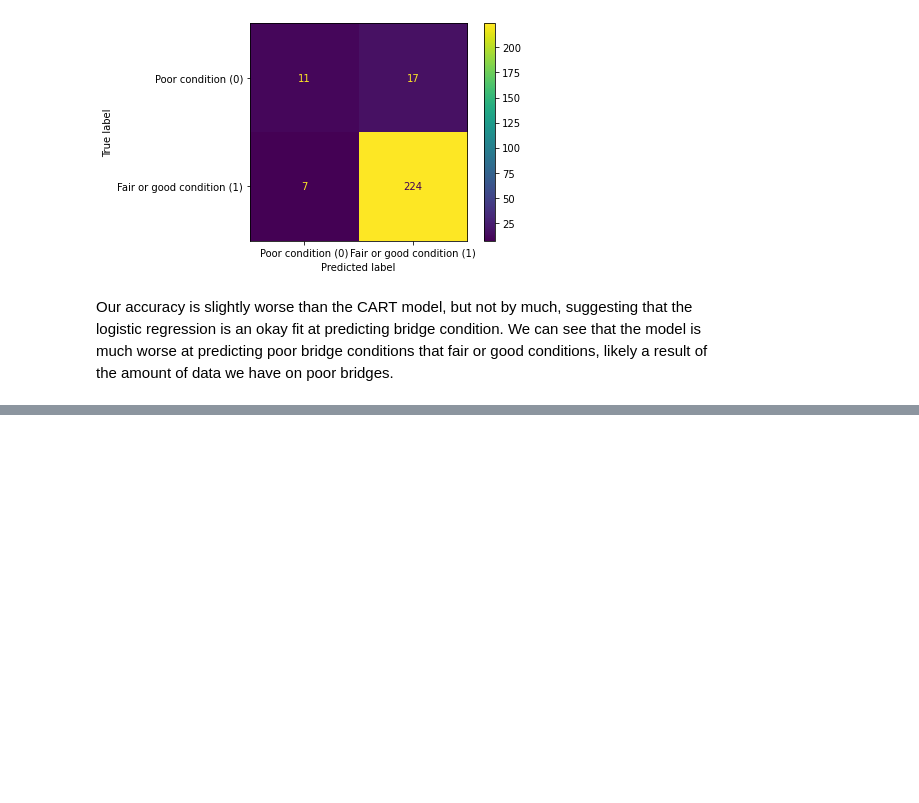
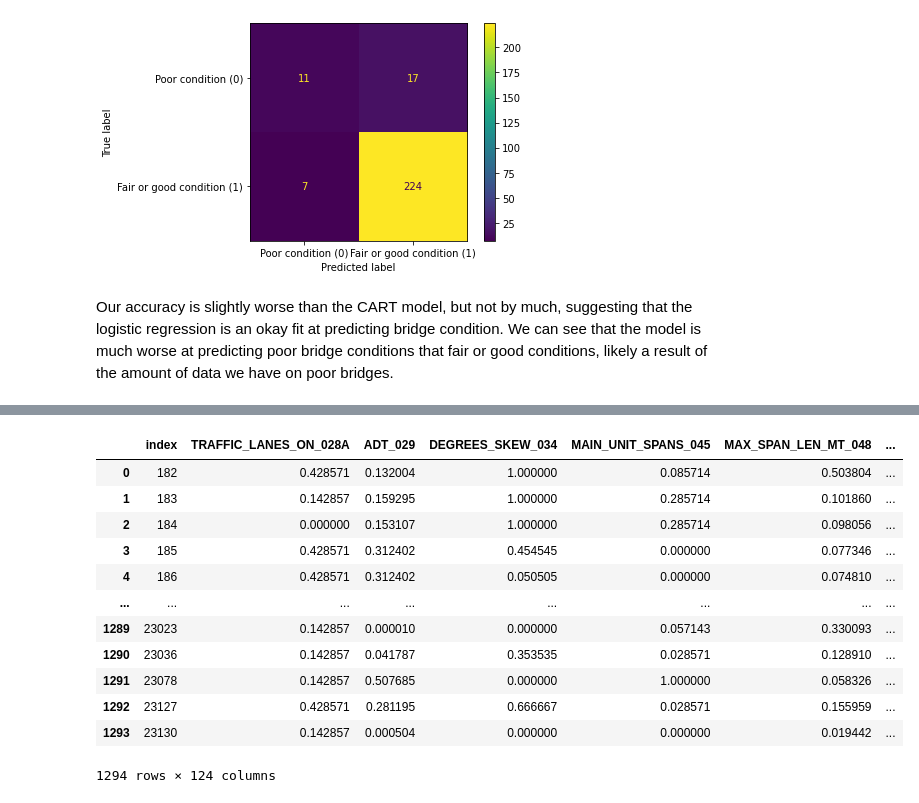
Before and after one commit to megan0422/DABPFinalProject, a Jupyter notebook: Bridge_Only_Classification_Models_Final.ipynb, the cells around one changed output, grey strips where cells are left out. Drawn from its saved outputs; the diff is of its cells as text; code cells hidden in the pictures; blank space fills up the shorter version.

```diff
--- a/Bridge_Only_Classification_Models_Final.ipynb
+++ b/Bridge_Only_Classification_Models_Final.ipynb
@@ -493,0 +638,13 @@ Our accuracy is slightly worse than the CART model, but not by much, suggesting
+# %%
+#The following df contains the number of households, population of 25 years and over, and population with less than 9th grade completed
+Municipality_educational_attainment_df = pd.pivot_table(educational_attainment_df, values=['Total number households',
+                                                                    'Total population 25 years and over',
+                                                                    'Total population 25 years and over with less than 9th grade'],
+                                                                   index=['Municipality'],
+                                                                   aggfunc={'Total number households' : np.sum,
+                                                                            'Total population 25 years and over': np.sum,
+                                                                           'Total population 25 years and over with less than 9th grade' : np.sum})
+
+
+#Find percentages
+Municipality_educational_attainment_df["%Total population 25 years and over with less than 9th grade"] = (Municipality_educational_attainment_df["Total population 25 years and over with less than 9th grade"]/Municipality_educational_attainment_df["Total population 25 years and over"])*100
@@ -493,0 +653,24 @@ Our accuracy is slightly worse than the CART model, but not by much, suggesting
+# %%
+#Read the file that contains the PA22 - 22 csv file with the municipality of Allegheny county where every bridge belongs to
+Bridges_df = pd.read_csv("PA22 - PA22_Municipalities.csv")
+# %%
+#Join the 4 different df that contains demographic information about municipalities
+Bridges_Municipalities_Demographics_df = Bridges_df.merge(right = Municipality_educational_attainment_df,
+                                                       how = "left",
+                                                       left_on = "Municipality",
+                                                       right_on = "Municipality")
+
+Bridges_Municipalities_Demographics_df = Bridges_Municipalities_Demographics_df.merge(right = Municipality_poverty_df,
+                                                       how = "left",
+                                                       left_on = "Municipality",
+                                                       right_on = "Municipality")
+
+Bridges_Municipalities_Demographics_df = Bridges_Municipalities_Demographics_df.merge(right = Municipality_economic_characs_df,
+                                                       how = "left",
+                                                       left_on = "Municipality",
+                                                       right_on = "Municipality")
+
+Bridges_Municipalities_Demographics_df = Bridges_Municipalities_Demographics_df.merge(right = Municipality_race_df,
+                                                       how = "left",
+                                                       left_on = "Municipality",
+                                                       right_on = "Municipality")
@@ -493,0 +731,22 @@ Our accuracy is slightly worse than the CART model, but not by much, suggesting
+# %%
+df.reset_index(inplace=True)
+df = df.merge(right = Bridges_Municipalities_Demographics_df,
+             how = "inner",
+             left_on = "index",
+             right_on = "Original_row_number")
+# %%
+df
+# %% [output]
+|  | index | TRAFFIC_LANES_ON_028A | ADT_029 | DEGREES_SKEW_034 | MAIN_UNIT_SPANS_045 | MAX_SPAN_LEN_MT_048 | ... |
+| 0 | 182 | 0.428571 | 0.132004 | 1.000000 | 0.085714 | 0.503804 | ... |
+| 1 | 183 | 0.142857 | 0.159295 | 1.000000 | 0.285714 | 0.101860 | ... |
+| 2 | 184 | 0.000000 | 0.153107 | 1.000000 | 0.285714 | 0.098056 | ... |
+| 3 | 185 | 0.428571 | 0.312402 | 0.454545 | 0.000000 | 0.077346 | ... |
+| 4 | 186 | 0.428571 | 0.312402 | 0.050505 | 0.000000 | 0.074810 | ... |
+| ... | ... | ... | ... | ... | ... | ... | ... |
+| 1289 | 23023 | 0.142857 | 0.000010 | 0.000000 | 0.057143 | 0.330093 | ... |
+| 1290 | 23036 | 0.142857 | 0.041787 | 0.353535 | 0.028571 | 0.128910 | ... |
+| 1291 | 23078 | 0.142857 | 0.507685 | 0.000000 | 1.000000 | 0.058326 | ... |
+| 1292 | 23127 | 0.428571 | 0.281195 | 0.666667 | 0.028571 | 0.155959 | ... |
+| 1293 | 23130 | 0.142857 | 0.000504 | 0.000000 | 0.000000 | 0.019442 | ... |
+1294 rows × 124 columns
```
Also changed, not shown: parts of 27 cells of this notebook, 6 other files.
